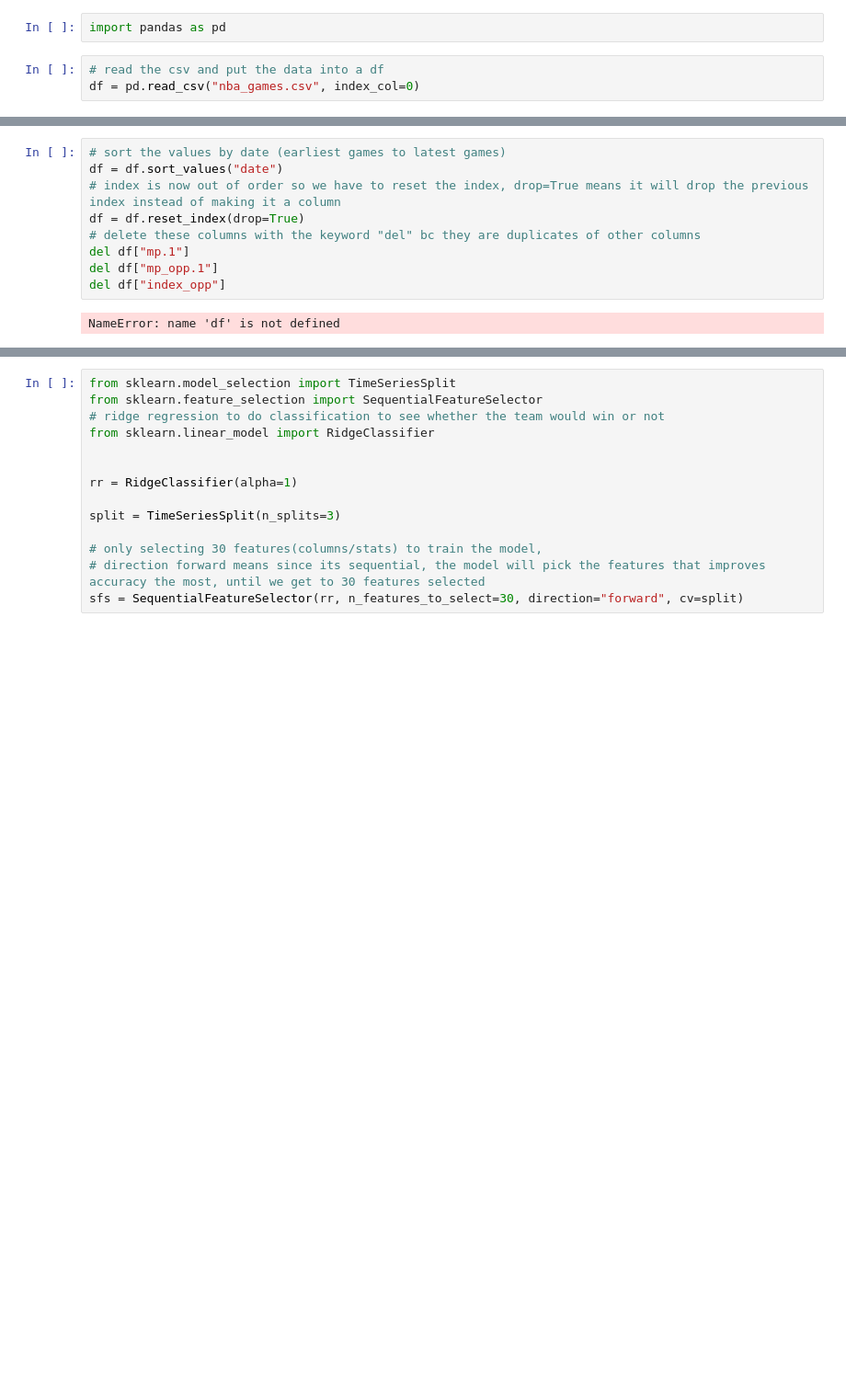
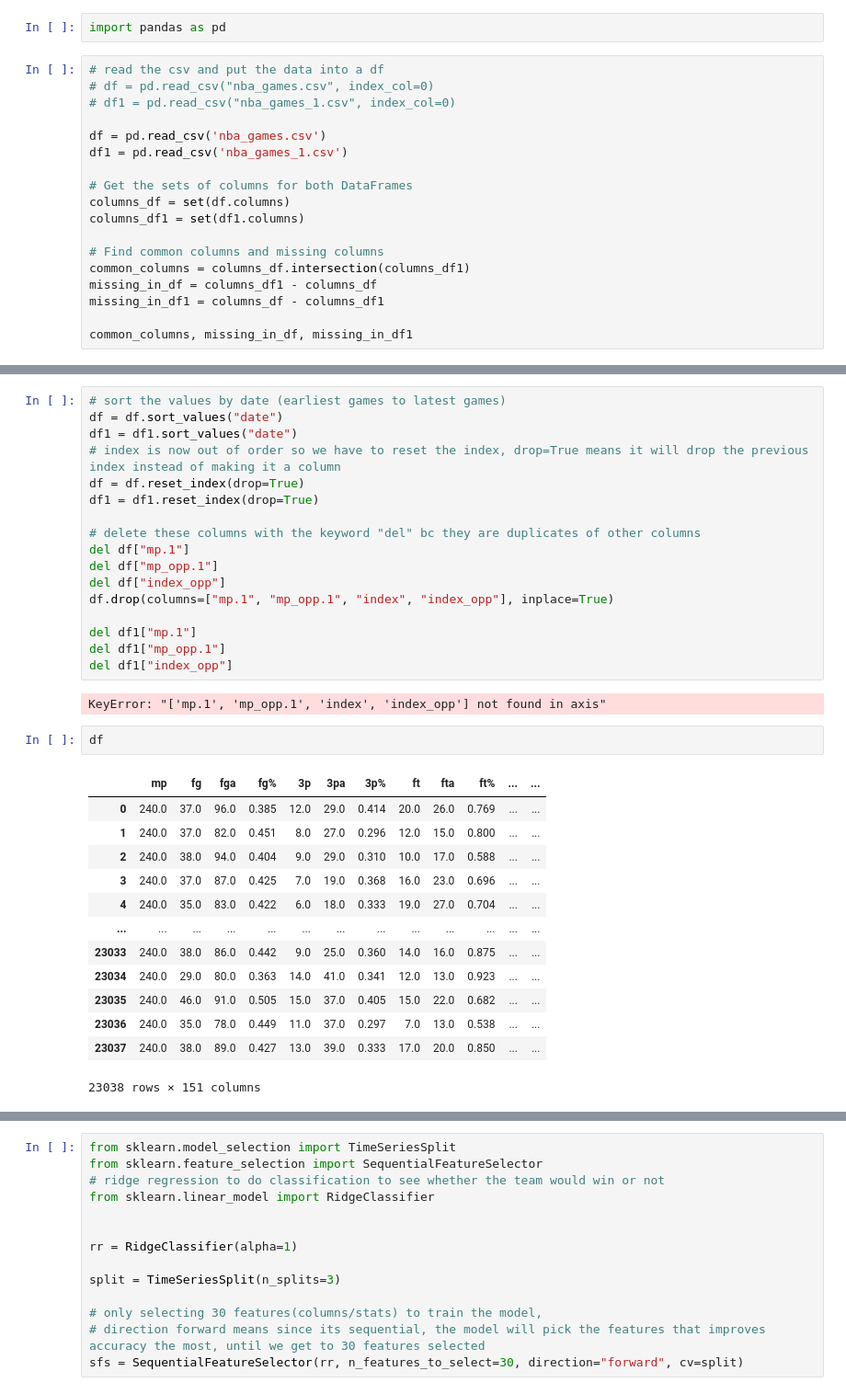
Before and after one commit to trjaffery/NBA-Statistics-Predictor, a Jupyter notebook: predict.ipynb, the cells around one changed output, grey strips where cells are left out. Shown at 92% size. Cells and saved outputs as stored; diff of their text form; blank space fills up the shorter version.

```diff
--- a/predict.ipynb
+++ b/predict.ipynb
@@ -2,5 +2,20 @@
 import pandas as pd
 # %%
 # read the csv and put the data into a df
-df = pd.read_csv("nba_games.csv", index_col=0)
+# df = pd.read_csv("nba_games.csv", index_col=0)
+# df1 = pd.read_csv("nba_games_1.csv", index_col=0)
+
+df = pd.read_csv('nba_games.csv')
+df1 = pd.read_csv('nba_games_1.csv')
+
+# Get the sets of columns for both DataFrames
+columns_df = set(df.columns)
+columns_df1 = set(df1.columns)
+
+# Find common columns and missing columns
+common_columns = columns_df.intersection(columns_df1)
+missing_in_df = columns_df1 - columns_df
+missing_in_df1 = columns_df - columns_df1
+
+common_columns, missing_in_df, missing_in_df1
 # %% [output]
@@ -8,11 +39,35 @@ FileNotFoundError: [Errno 2] No such file or directory: 'nba_games.csv'
 # %%
 # sort the values by date (earliest games to latest games)
 df = df.sort_values("date")
+df1 = df1.sort_values("date")
 # index is now out of order so we have to reset the index, drop=True means it will drop the previous index instead of making it a column
 df = df.reset_index(drop=True)
+df1 = df1.reset_index(drop=True)
+
 # delete these columns with the keyword "del" bc they are duplicates of other columns
 del df["mp.1"]
 del df["mp_opp.1"]
 del df["index_opp"]
+df.drop(columns=["mp.1", "mp_opp.1", "index", "index_opp"], inplace=True)
+
+del df1["mp.1"]
+del df1["mp_opp.1"]
+del df1["index_opp"]
 # %% [output]
-NameError: name 'df' is not defined
+KeyError: "['mp.1', 'mp_opp.1', 'index', 'index_opp'] not found in axis"
+# %%
+df
+# %% [output]
+|  | mp | fg | fga | fg% | 3p | 3pa | 3p% | ft | fta | ft% | ... | ... |
+| 0 | 240.0 | 37.0 | 96.0 | 0.385 | 12.0 | 29.0 | 0.414 | 20.0 | 26.0 | 0.769 | ... | ... |
+| 1 | 240.0 | 37.0 | 82.0 | 0.451 | 8.0 | 27.0 | 0.296 | 12.0 | 15.0 | 0.800 | ... | ... |
+| 2 | 240.0 | 38.0 | 94.0 | 0.404 | 9.0 | 29.0 | 0.310 | 10.0 | 17.0 | 0.588 | ... | ... |
+| 3 | 240.0 | 37.0 | 87.0 | 0.425 | 7.0 | 19.0 | 0.368 | 16.0 | 23.0 | 0.696 | ... | ... |
+| 4 | 240.0 | 35.0 | 83.0 | 0.422 | 6.0 | 18.0 | 0.333 | 19.0 | 27.0 | 0.704 | ... | ... |
+| ... | ... | ... | ... | ... | ... | ... | ... | ... | ... | ... | ... | ... |
+| 23033 | 240.0 | 38.0 | 86.0 | 0.442 | 9.0 | 25.0 | 0.360 | 14.0 | 16.0 | 0.875 | ... | ... |
+| 23034 | 240.0 | 29.0 | 80.0 | 0.363 | 14.0 | 41.0 | 0.341 | 12.0 | 13.0 | 0.923 | ... | ... |
+| 23035 | 240.0 | 46.0 | 91.0 | 0.505 | 15.0 | 37.0 | 0.405 | 15.0 | 22.0 | 0.682 | ... | ... |
+| 23036 | 240.0 | 35.0 | 78.0 | 0.449 | 11.0 | 37.0 | 0.297 | 7.0 | 13.0 | 0.538 | ... | ... |
+| 23037 | 240.0 | 38.0 | 89.0 | 0.427 | 13.0 | 39.0 | 0.333 | 17.0 | 20.0 | 0.850 | ... | ... |
+23038 rows × 151 columns
```
Also changed, not shown: parts of 19 cells of this notebook, 7 other files.
